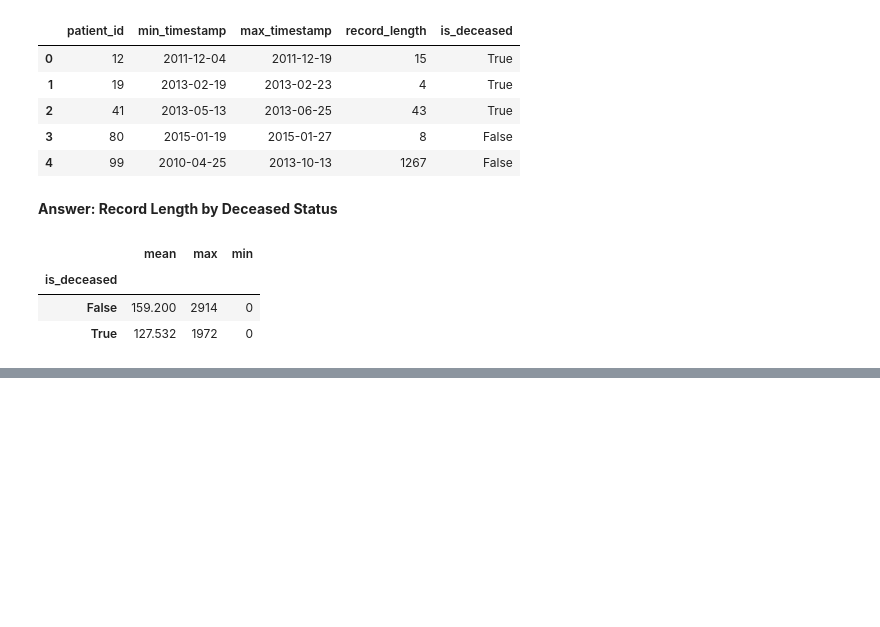
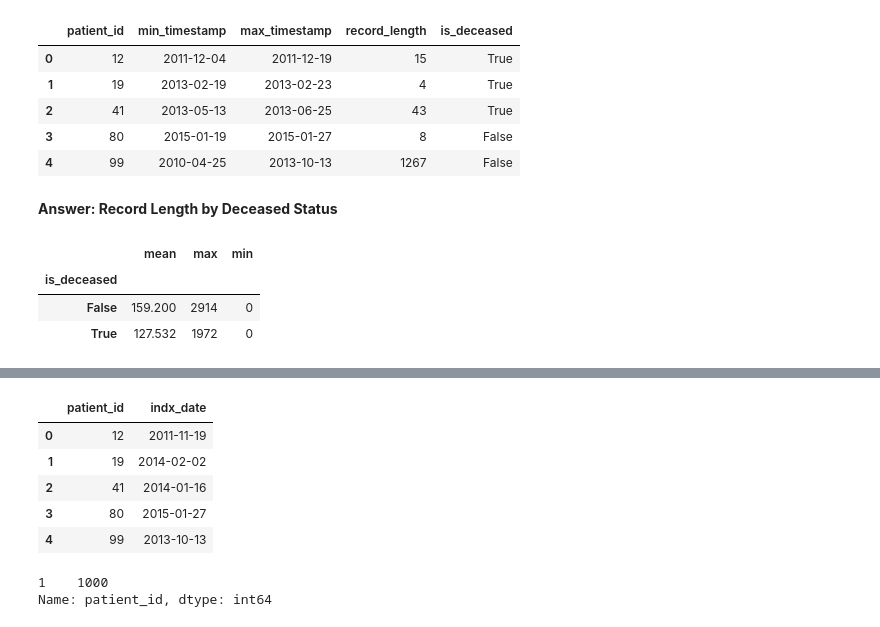
Before and after one commit to VincentLa/GeorgiaTech, a Jupyter notebook: cse6250/903178639-vla6-hw1/Homework1.ipynb, the cells around one changed output, grey strips where cells are left out. Saved outputs shown, nothing was run; the diff lists cells and outputs as text; code cells hidden in the pictures; blank space fills up the shorter version.

Commit message:
Finished writing index date

```diff
--- a/cse6250/903178639-vla6-hw1/Homework1.ipynb
+++ b/cse6250/903178639-vla6-hw1/Homework1.ipynb
@@ -232,0 +244,29 @@ min_alive_rec_len = record_length_results.loc[False]['min']
+# %%
+indx_date = events[['patient_id', 'timestamp']].groupby(['patient_id'])\
+                                               .agg({'timestamp': 'max'})\
+                                               .rename(columns={'timestamp': 'last_event_date'})\
+                                               .reset_index()
+# %%
+indx_date = indx_date.merge(mortality[['patient_id', 'label', 'timestamp']].rename(columns={'timestamp': 'date_of_death'}), how='left', on='patient_id')
+indx_date.rename(index=str, columns={'label': 'is_deceased'}, inplace=True)
+indx_date.is_deceased.fillna(0, inplace=True)
+indx_date.is_deceased = indx_date.is_deceased.astype(bool)
+indx_date.last_event_date = pd.to_datetime(indx_date.last_event_date)
+indx_date.date_of_death = pd.to_datetime(indx_date.date_of_death)
+indx_date['date_of_death_30_days_prior'] = indx_date.date_of_death - pd.to_timedelta(30, unit='d')
+indx_date['indx_date'] = indx_date.date_of_death_30_days_prior.combine_first(indx_date.last_event_date)
+indx_date = indx_date[['patient_id', 'indx_date']]
+# %%
+indx_date.head()
+# %% [output]
+|  | patient_id | indx_date |
+| 0 | 12 | 2011-11-19 |
+| 1 | 19 | 2014-02-02 |
+| 2 | 41 | 2014-01-16 |
+| 3 | 80 | 2015-01-27 |
+| 4 | 99 | 2013-10-13 |
+# %%
+indx_date.patient_id.value_counts().value_counts()
+# %% [output]
+1    1000
+Name: patient_id, dtype: int64
```
Also changed, not shown: parts of 2 cells of this notebook, 2 other files.
